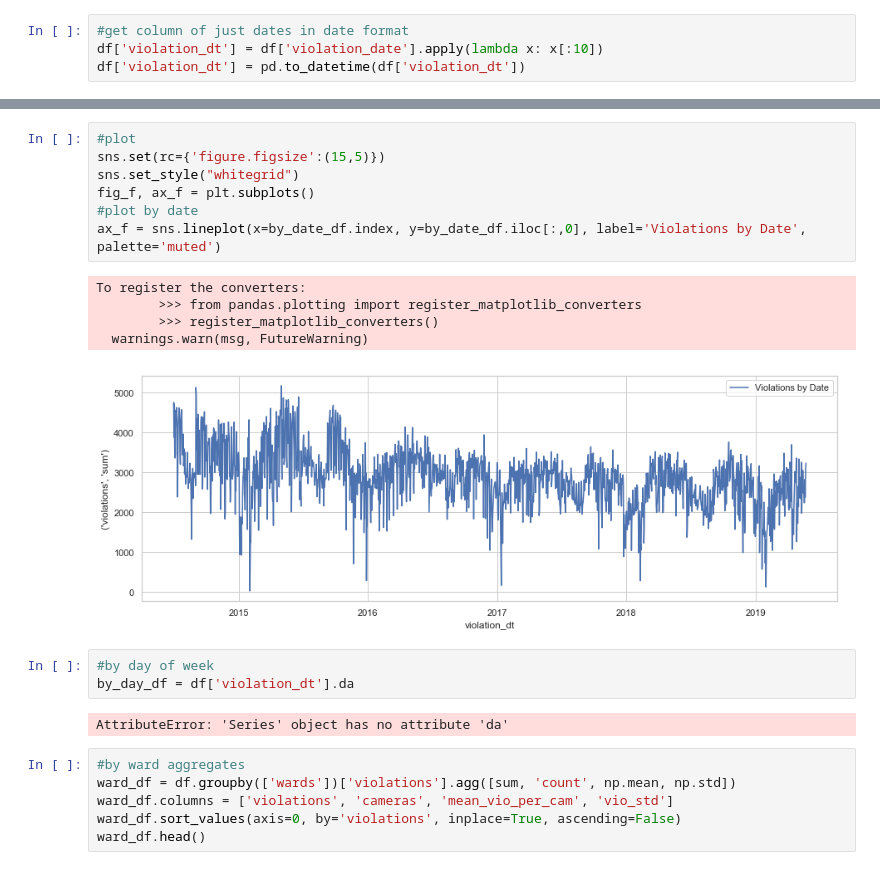
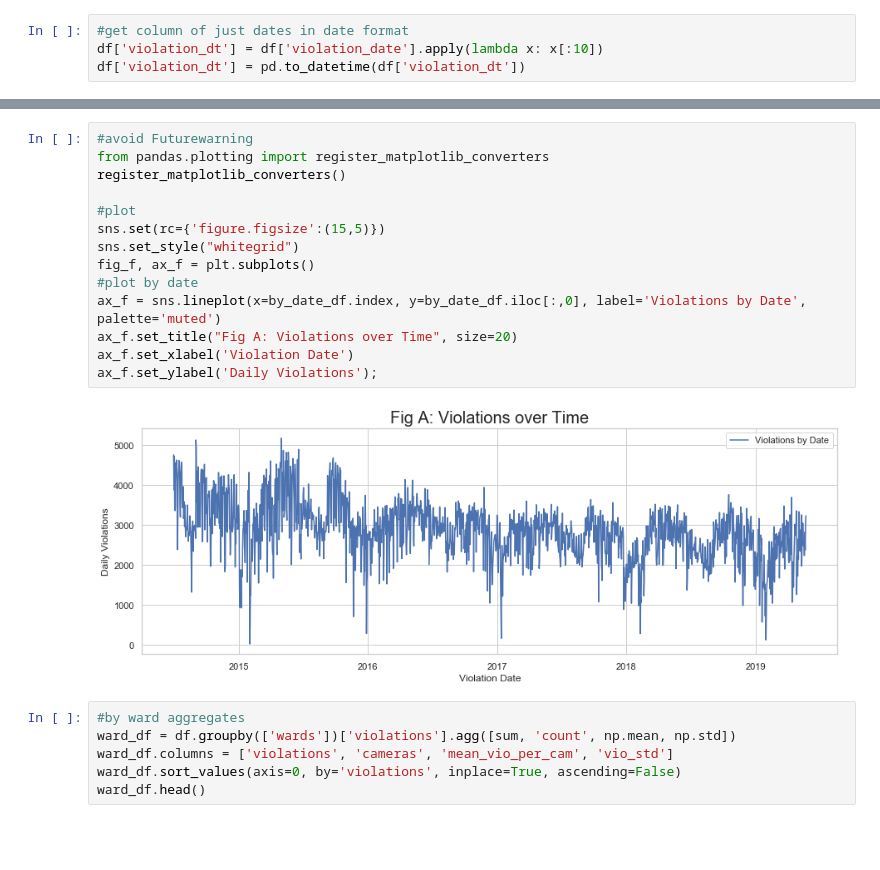
Before and after one commit to chrisoyer/thinkful_notes, a Jupyter notebook: study design.ipynb, the cells around one changed output, grey strips where cells are left out. Drawn from its saved outputs; the diff is of its cells as text; blank space fills up the shorter version.

```diff
--- a/study design.ipynb
+++ b/study design.ipynb
@@ -120,21 +93,19 @@ by_date_df
 # %%
+#avoid Futurewarning
+from pandas.plotting import register_matplotlib_converters
+register_matplotlib_converters()
+
 #plot
 sns.set(rc={'figure.figsize':(15,5)})
 sns.set_style("whitegrid")
 fig_f, ax_f = plt.subplots()
 #plot by date
 ax_f = sns.lineplot(x=by_date_df.index, y=by_date_df.iloc[:,0], label='Violations by Date', palette='muted')
+ax_f.set_title("Fig A: Violations over Time", size=20)
+ax_f.set_xlabel('Violation Date')
+ax_f.set_ylabel('Daily Violations');
 # %% [output]
-To register the converters:
-        >>> from pandas.plotting import register_matplotlib_converters
-        >>> register_matplotlib_converters()
-  warnings.warn(msg, FutureWarning)
-[figure, old version]
+[figure, new version]
-# %%
-#by day of week
-by_day_df = df['violation_dt'].da
-# %% [output]
-AttributeError: 'Series' object has no attribute 'da'
 # %%
 #by ward aggregates
 ward_df = df.groupby(['wards'])['violations'].agg([sum, 'count', np.mean, np.std])
```
Also changed, not shown: parts of 24 cells of this notebook.
